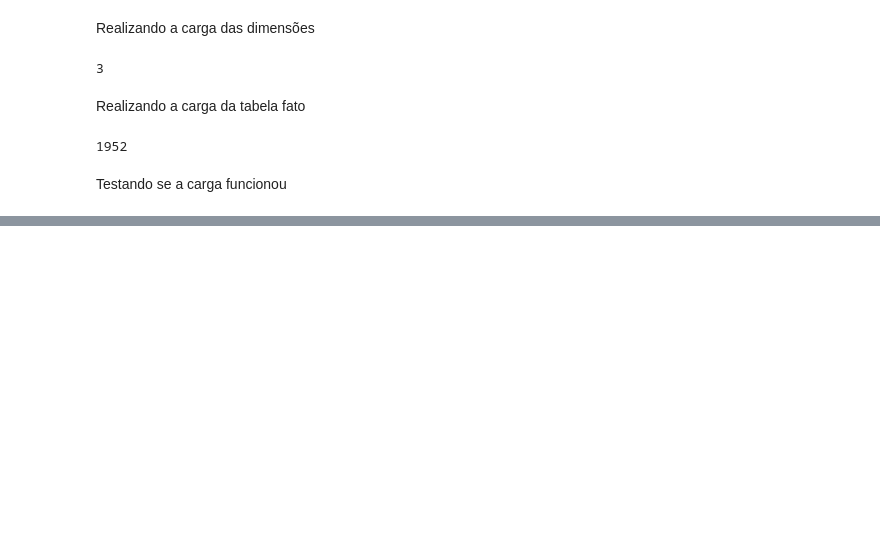
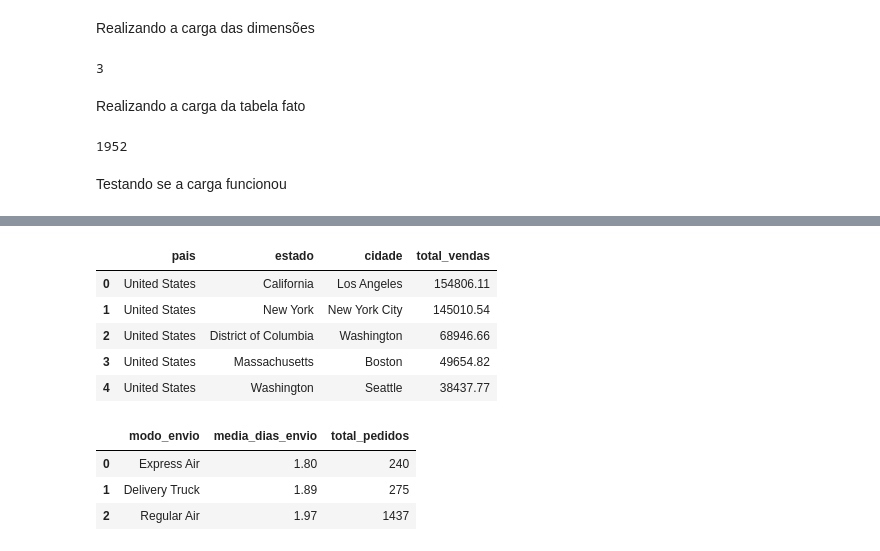
Before and after one commit to LucianoBruno1/SuperStore_Sales_BusinessInteligence, a Jupyter notebook: Projeto_TEBD.ipynb, the cells around one changed output, grey strips where cells are left out. Saved outputs shown, nothing was run; the diff lists cells and outputs as text; code cells hidden in the pictures; blank space fills up the shorter version.

```diff
--- a/Projeto_TEBD.ipynb
+++ b/Projeto_TEBD.ipynb
@@ -89,7 +89,8 @@ fato_vendas = fato[[
     'Discount',
     'Unit Price',
     'Shipping Cost',
-    'Order Priority'
+    'Order Priority',
+    'Ship Date'
 ]].copy()
 
 fato_vendas.rename(columns={
@@ -140,0 +313,56 @@ pd.read_sql('SELECT * FROM dim_produto LIMIT 5', conn)
+# %%
+#3. Relatório: Vendas por Região (País, Estado, Cidade)
+import sqlite3
+conn = sqlite3.connect("superstore_dw.db")
+
+query = """SELECT
+    dl."Country" AS pais,
+    dl."State or Province" AS estado,
+    dl."City" AS cidade,
+    ROUND(SUM(fv.Sales), 2) AS total_vendas
+FROM
+    fato_vendas fv
+JOIN
+    dim_localizacao dl ON fv.id_localizacao = dl.id_localizacao
+GROUP BY
+    dl."Country", dl."State or Province", dl."City"
+ORDER BY
+    total_vendas DESC;
+"""
+df_result = pd.read_sql_query(query, conn)
+df_result.head()
+# %% [output]
+|  | pais | estado | cidade | total_vendas |
+| 0 | United States | California | Los Angeles | 154806.11 |
+| 1 | United States | New York | New York City | 145010.54 |
+| 2 | United States | District of Columbia | Washington | 68946.66 |
+| 3 | United States | Massachusetts | Boston | 49654.82 |
+| 4 | United States | Washington | Seattle | 38437.77 |
+# %%
+#4. Desempenho Logístico (Tempo de Envio por Modalidade)
+import sqlite3
+conn = sqlite3.connect("superstore_dw.db")
+
+query = """SELECT
+    de."Ship Mode" AS modo_envio,
+    ROUND(AVG(JULIANDAY(fv."Ship Date") - JULIANDAY(dt."Order Date")), 2) AS media_dias_envio,
+    COUNT(*) AS total_pedidos
+FROM
+    fato_vendas fv
+JOIN
+    dim_envio de ON fv.id_envio = de.id_envio
+JOIN
+    dim_tempo dt ON fv.id_tempo = dt.id_tempo
+WHERE
+    fv."Ship Date" IS NOT NULL
+GROUP BY
+    de."Ship Mode"
+ORDER BY
+    media_dias_envio ASC;"""
+df_result = pd.read_sql_query(query, conn)
+df_result.head()
+# %% [output]
+|  | modo_envio | media_dias_envio | total_pedidos |
+| 0 | Express Air | 1.80 | 240 |
+| 1 | Delivery Truck | 1.89 | 275 |
+| 2 | Regular Air | 1.97 | 1437 |
```
Also changed, not shown: parts of 11 cells of this notebook.
